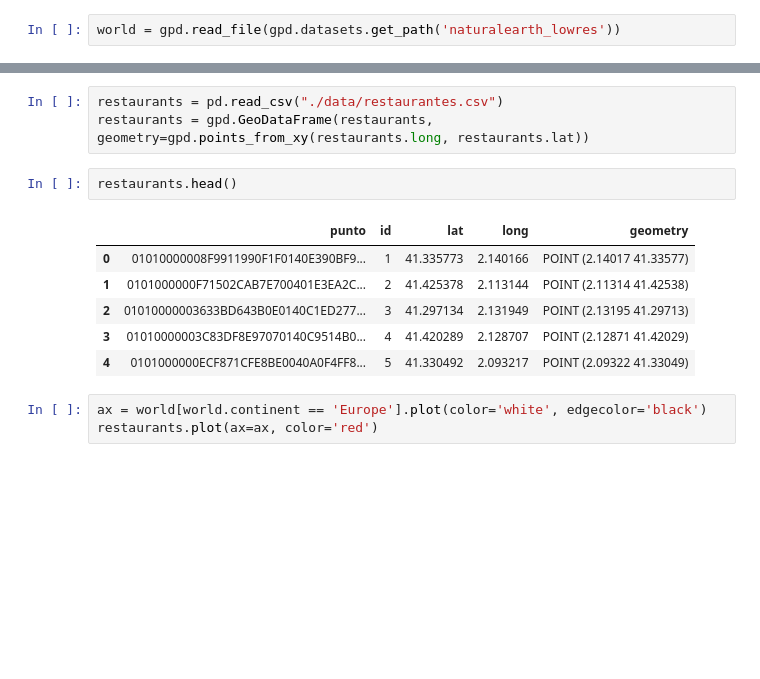
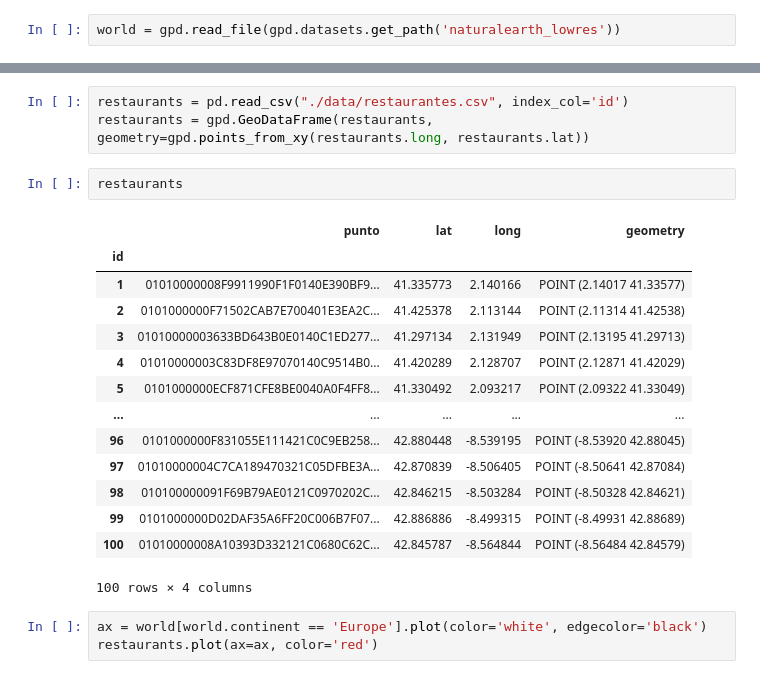
Before and after one commit to castares/effectiveness_by_campaign, a Jupyter notebook: data_exploration.ipynb, the cells around one changed output, grey strips where cells are left out. Cells and saved outputs as stored; diff of their text form; blank space fills up the shorter version.

```diff
--- a/data_exploration.ipynb
+++ b/data_exploration.ipynb
@@ -10,15 +25,23 @@ sales = pd.read_csv("./data/ventas.csv", names=["timestamp", "restaurant_id", "a
 # %%
-restaurants = pd.read_csv("./data/restaurantes.csv")
+restaurants = pd.read_csv("./data/restaurantes.csv", index_col='id')
 restaurants = gpd.GeoDataFrame(restaurants, geometry=gpd.points_from_xy(restaurants.long, restaurants.lat))
 # %%
-restaurants.head()
+restaurants
 # %% [output]
-|  | punto | id | lat | long | geometry |
-| 0 | 01010000008F9911990F1F0140E390BF9... | 1 | 41.335773 | 2.140166 | POINT (2.14017 41.33577) |
-| 1 | 0101000000F71502CAB7E700401E3EA2C... | 2 | 41.425378 | 2.113144 | POINT (2.11314 41.42538) |
-| 2 | 01010000003633BD643B0E0140C1ED277... | 3 | 41.297134 | 2.131949 | POINT (2.13195 41.29713) |
-| 3 | 01010000003C83DF8E97070140C9514B0... | 4 | 41.420289 | 2.128707 | POINT (2.12871 41.42029) |
-| 4 | 0101000000ECF871CFE8BE0040A0F4FF8... | 5 | 41.330492 | 2.093217 | POINT (2.09322 41.33049) |
+|  | punto | lat | long | geometry |
+| id |  |  |  |  |
+| 1 | 01010000008F9911990F1F0140E390BF9... | 41.335773 | 2.140166 | POINT (2.14017 41.33577) |
+| 2 | 0101000000F71502CAB7E700401E3EA2C... | 41.425378 | 2.113144 | POINT (2.11314 41.42538) |
+| 3 | 01010000003633BD643B0E0140C1ED277... | 41.297134 | 2.131949 | POINT (2.13195 41.29713) |
+| 4 | 01010000003C83DF8E97070140C9514B0... | 41.420289 | 2.128707 | POINT (2.12871 41.42029) |
+| 5 | 0101000000ECF871CFE8BE0040A0F4FF8... | 41.330492 | 2.093217 | POINT (2.09322 41.33049) |
+| ... | ... | ... | ... | ... |
+| 96 | 0101000000F831055E111421C0C9EB258... | 42.880448 | -8.539195 | POINT (-8.53920 42.88045) |
+| 97 | 01010000004C7CA189470321C05DFBE3A... | 42.870839 | -8.506405 | POINT (-8.50641 42.87084) |
+| 98 | 010100000091F69B79AE0121C0970202C... | 42.846215 | -8.503284 | POINT (-8.50328 42.84621) |
+| 99 | 0101000000D02DAF35A6FF20C006B7F07... | 42.886886 | -8.499315 | POINT (-8.49931 42.88689) |
+| 100 | 01010000008A10393D332121C0680C62C... | 42.845787 | -8.564844 | POINT (-8.56484 42.84579) |
+100 rows × 4 columns
 # %%
 ax = world[world.continent == 'Europe'].plot(color='white', edgecolor='black')
 restaurants.plot(ax=ax, color='red')
```
Also changed, not shown: parts of 10 cells of this notebook.
